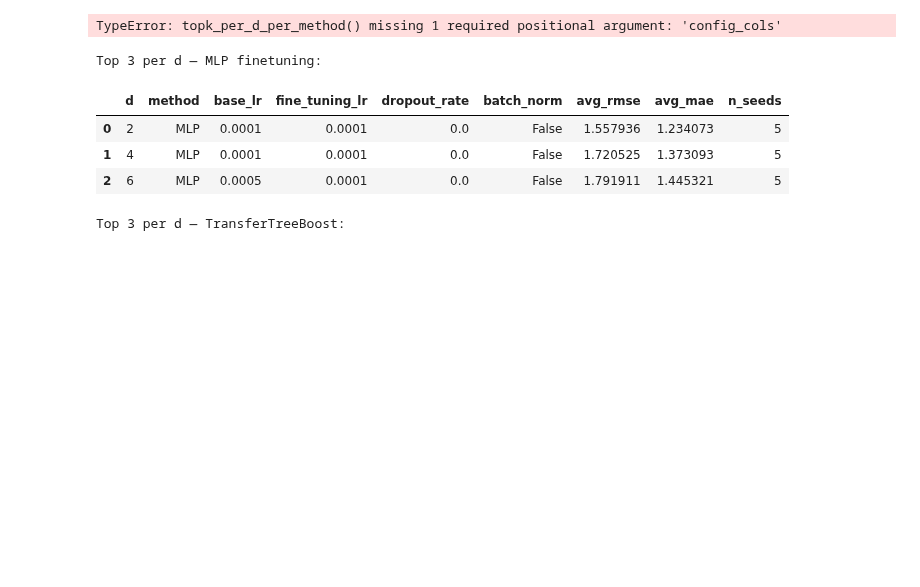
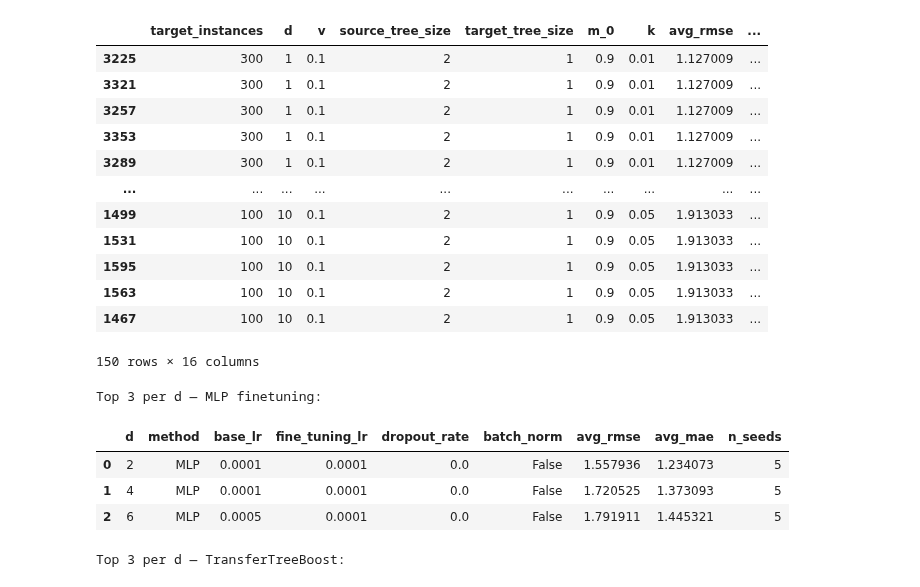
Before and after one commit to DageBjorne/transfertreeboost, a Jupyter notebook: experiments/viz.ipynb, the cells around one changed output. Saved outputs shown, nothing was run; the diff lists cells and outputs as text; code cells hidden in the pictures; blank space fills up the shorter version.

```diff
--- a/experiments/viz.ipynb
+++ b/experiments/viz.ipynb
@@ -62,11 +62,19 @@ sns.pointplot(data = df[df['target_instances'] == 100], x = 'd', y = 'rmse', hue
 # %%
-top_tradaboost = topk_per_d_per_method(
-    f'../results/LSTransferTreeBoost_ablation_friedman.csv'
-)
-
-sns.pointplot( data = top_tradaboost, x = 'd', y = 'rmse', hue = 'target_instances')
+best_params_for_us
 # %% [output]
+|  | target_instances | d | v | source_tree_size | target_tree_size | m_0 | k | avg_rmse | ... |
+| 3225 | 300 | 1 | 0.1 | 2 | 1 | 0.9 | 0.01 | 1.127009 | ... |
+| 3321 | 300 | 1 | 0.1 | 2 | 1 | 0.9 | 0.01 | 1.127009 | ... |
+| 3257 | 300 | 1 | 0.1 | 2 | 1 | 0.9 | 0.01 | 1.127009 | ... |
+| 3353 | 300 | 1 | 0.1 | 2 | 1 | 0.9 | 0.01 | 1.127009 | ... |
+| 3289 | 300 | 1 | 0.1 | 2 | 1 | 0.9 | 0.01 | 1.127009 | ... |
+| ... | ... | ... | ... | ... | ... | ... | ... | ... | ... |
+| 1499 | 100 | 10 | 0.1 | 2 | 1 | 0.9 | 0.05 | 1.913033 | ... |
+| 1531 | 100 | 10 | 0.1 | 2 | 1 | 0.9 | 0.05 | 1.913033 | ... |
+| 1595 | 100 | 10 | 0.1 | 2 | 1 | 0.9 | 0.05 | 1.913033 | ... |
+| 1563 | 100 | 10 | 0.1 | 2 | 1 | 0.9 | 0.05 | 1.913033 | ... |
+| 1467 | 100 | 10 | 0.1 | 2 | 1 | 0.9 | 0.05 | 1.913033 | ... |
-TypeError: topk_per_d_per_method() missing 1 required positional argument: 'config_cols'
+150 rows × 16 columns
 # %%
 top3_mlp = topk_per_d_per_method(
     f'results/MLP_ablation_{train_size}.csv',
```
Also changed, not shown: parts of 2 cells of this notebook, 2 other files.
